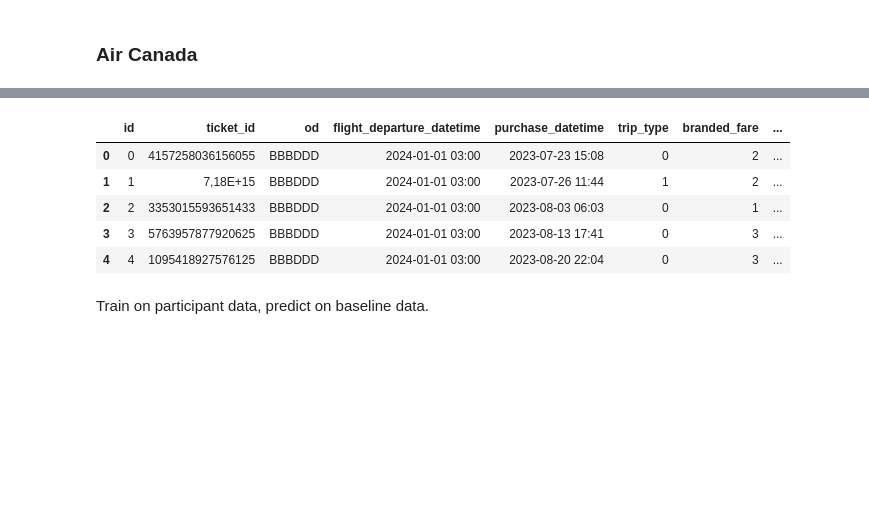
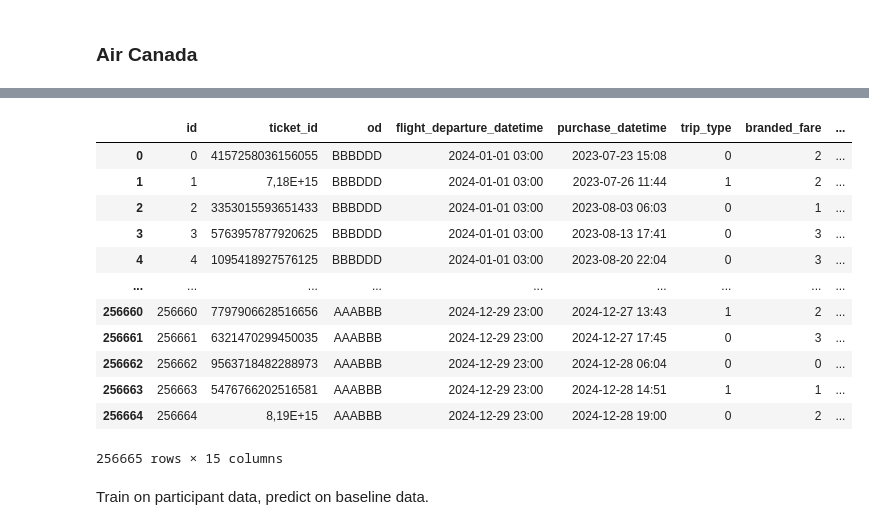
Before and after one commit to cw118/codeml2024, a Jupyter notebook: air_canada.ipynb, the cells around one changed output, grey strips where cells are left out. Saved outputs shown, nothing was run; the diff lists cells and outputs as text; code cells hidden in the pictures; blank space fills up the shorter version.

```diff
--- a/air_canada.ipynb
+++ b/air_canada.ipynb
@@ -22,11 +29,18 @@ baseline.head()
 # %%
 participant = pd.read_csv("participant_data.csv")
 
-participant.head()
+participant
 # %% [output]
 |  | id | ticket_id | od | flight_departure_datetime | purchase_datetime | trip_type | branded_fare | ... |
 | 0 | 0 | 4157258036156055 | BBBDDD | 2024-01-01 03:00 | 2023-07-23 15:08 | 0 | 2 | ... |
 | 1 | 1 | 7,18E+15 | BBBDDD | 2024-01-01 03:00 | 2023-07-26 11:44 | 1 | 2 | ... |
 | 2 | 2 | 3353015593651433 | BBBDDD | 2024-01-01 03:00 | 2023-08-03 06:03 | 0 | 1 | ... |
 | 3 | 3 | 5763957877920625 | BBBDDD | 2024-01-01 03:00 | 2023-08-13 17:41 | 0 | 3 | ... |
 | 4 | 4 | 1095418927576125 | BBBDDD | 2024-01-01 03:00 | 2023-08-20 22:04 | 0 | 3 | ... |
+| ... | ... | ... | ... | ... | ... | ... | ... | ... |
+| 256660 | 256660 | 7797906628516656 | AAABBB | 2024-12-29 23:00 | 2024-12-27 13:43 | 1 | 2 | ... |
+| 256661 | 256661 | 6321470299450035 | AAABBB | 2024-12-29 23:00 | 2024-12-27 17:45 | 0 | 3 | ... |
+| 256662 | 256662 | 9563718482288973 | AAABBB | 2024-12-29 23:00 | 2024-12-28 06:04 | 0 | 0 | ... |
+| 256663 | 256663 | 5476766202516581 | AAABBB | 2024-12-29 23:00 | 2024-12-28 14:51 | 1 | 1 | ... |
+| 256664 | 256664 | 8,19E+15 | AAABBB | 2024-12-29 23:00 | 2024-12-28 19:00 | 0 | 2 | ... |
+256665 rows × 15 columns
```
Also changed, not shown: parts of 24 cells of this notebook, 1 other file.
